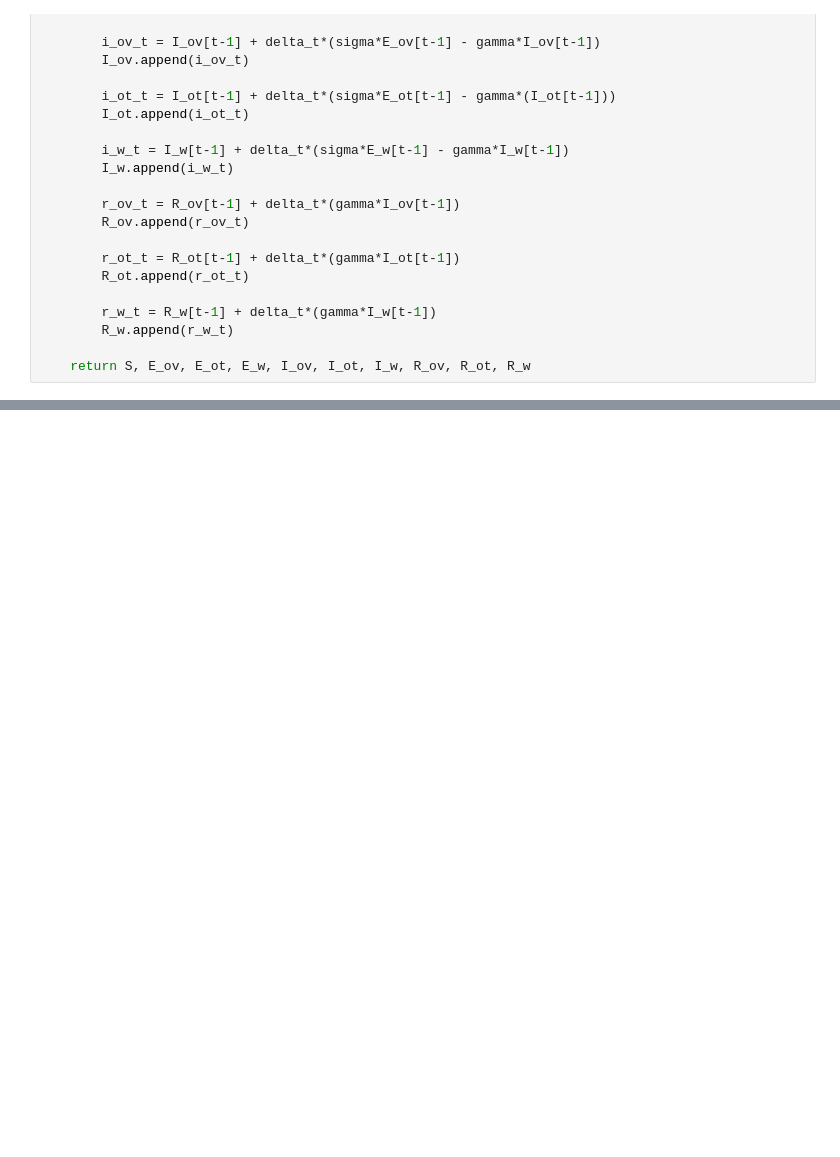
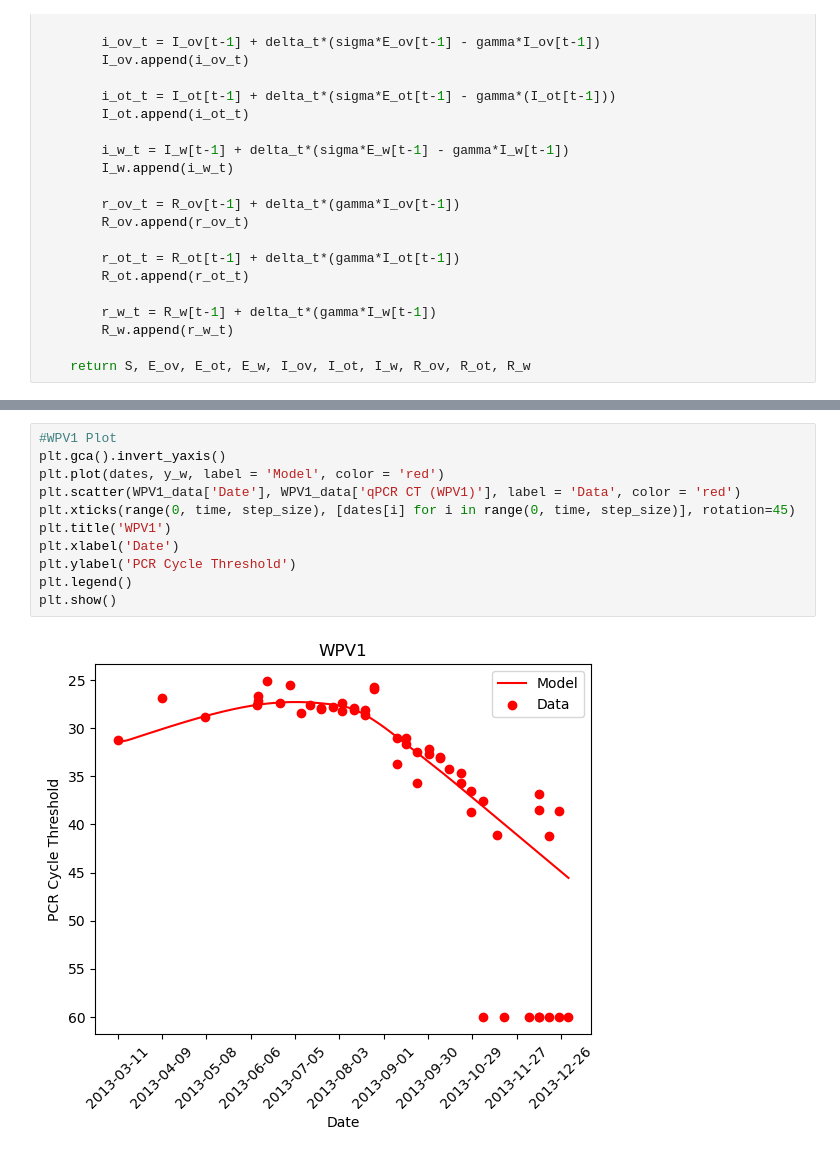
Before and after one commit to tela1231/Infectious-Diseases-Project, a Jupyter notebook: compartmental_simulations.ipynb, the cells around one changed output, grey strips where cells are left out. Drawn from its saved outputs; the diff is of its cells as text; blank space fills up the shorter version.

```diff
--- a/compartmental_simulations.ipynb
+++ b/compartmental_simulations.ipynb
@@ -129,0 +178,13 @@ plt.show()
+# %%
+#WPV1 Plot
+plt.gca().invert_yaxis()
+plt.plot(dates, y_w, label = 'Model', color = 'red')
+plt.scatter(WPV1_data['Date'], WPV1_data['qPCR CT (WPV1)'], label = 'Data', color = 'red')
+plt.xticks(range(0, time, step_size), [dates[i] for i in range(0, time, step_size)], rotation=45)
+plt.title('WPV1')
+plt.xlabel('Date')
+plt.ylabel('PCR Cycle Threshold')
+plt.legend()
+plt.show()
+# %% [output]
+[figure, added]
```
Also changed, not shown: parts of 6 cells of this notebook.
